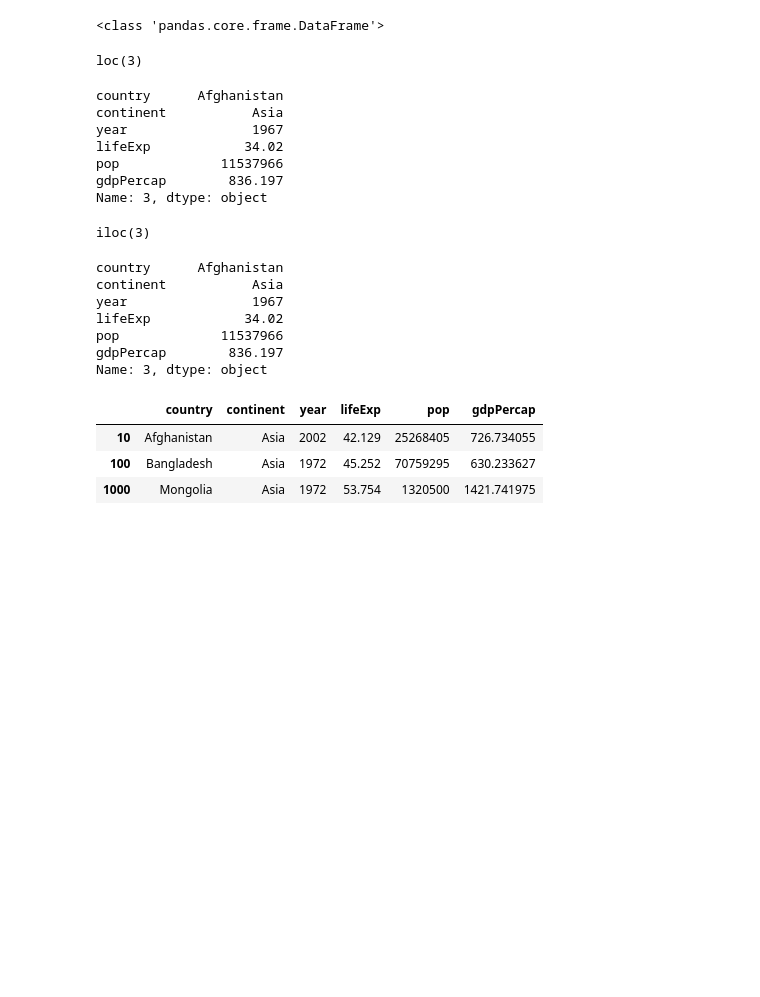
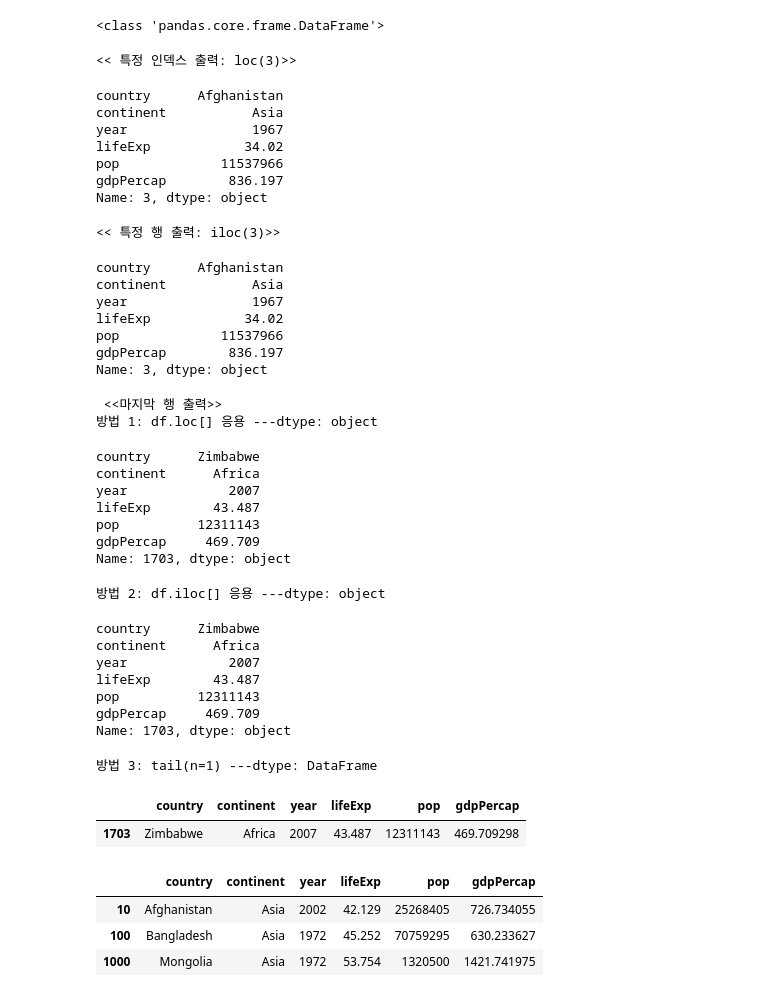
Before and after one commit to BabyUnicorn90/DataScience_with_Python, a Jupyter notebook: 06-EDA with Pandas.ipynb, the cells around one changed output. Saved outputs shown, nothing was run; the diff lists cells and outputs as text; code cells hidden in the pictures; blank space fills up the shorter version.

```diff
--- a/06-EDA with Pandas.ipynb
+++ b/06-EDA with Pandas.ipynb
@@ -135,14 +135,16 @@ print(type(subset))    #타입: DataFrame   ---2차원 데이터(여러 series
 1704 rows × 3 columns
 <class 'pandas.core.frame.DataFrame'>
 # %%
-#특정 관측치 출력하기
-print("loc(3)")      #인덱스. 임의로 변경 可
-display(df.loc[3])
+#[★]특정 관측치 출력하기
+print("<< 특정 인덱스 출력: loc(3)>> ")
+display(df.loc[3])   #인덱스. 임의로 변경 可
 
-print("iloc(3)")     #행 번호. 불변
-display(df.iloc[3])
+print("\n")
+
+print("<< 특정 행 출력: iloc(3)>>")
+display(df.iloc[3])  #행 '번호'(숫자!). 불변
 # %% [output]
-loc(3)
+<< 특정 인덱스 출력: loc(3)>>
 country      Afghanistan
 continent           Asia
 year                1967
@@ -150,7 +152,7 @@ lifeExp            34.02
 pop             11537966
 gdpPercap        836.197
 Name: 3, dtype: object
-iloc(3)
+<< 특정 행 출력: iloc(3)>>
 country      Afghanistan
 continent           Asia
 year                1967
@@ -163,3 +163,43 @@ Name: 3, dtype: object
+# %%
+#마지막 행 출력하기 (pdf p.13)
+print(" <<마지막 행 출력>> ")
+
+print("방법 1: df.loc[] 응용 ---dtype: object")
+#마지막 행이 몇인지 알아보기
+#1. print(df.shape[0])
+# ---df.shape: 데이터셋의 총 행과 총 열을 튜플로 반환,
+#     그 중에 첫번째 요소(행)를 인덱스로 출력하기
+#2. prnt(df.shape[0] - 1)
+# ---컬럼헤드 행 하나 빼주기
+#3. df.loc 적용
+display(df.loc[df.shape[0] - 1])
+
+print("\n방법 2: df.iloc[] 응용 ---dtype: object")
+display(df.iloc[-1]) #iloc는 '숫자' 이므로 역인덱스 可
+
+print("\n방법 3: tail(n=1) ---dtype: DataFrame")
+display(df.tail(n=1))  #tail(): 기본 5개, n = 을 이용하여 특정 갯수 출력 加
+# %% [output]
+ <<마지막 행 출력>>
+방법 1: df.loc[] 응용 ---dtype: object
+country      Zimbabwe
+continent      Africa
+year             2007
+lifeExp        43.487
+pop          12311143
+gdpPercap     469.709
+Name: 1703, dtype: object
+방법 2: df.iloc[] 응용 ---dtype: object
+country      Zimbabwe
+continent      Africa
+year             2007
+lifeExp        43.487
+pop          12311143
+gdpPercap     469.709
+Name: 1703, dtype: object
+방법 3: tail(n=1) ---dtype: DataFrame
+|  | country | continent | year | lifeExp | pop | gdpPercap |
+| 1703 | Zimbabwe | Africa | 2007 | 43.487 | 12311143 | 469.709298 |
 # %%
 #복수 관측치 출력하기
 display(df.loc[[10, 100, 1000]])
```
Also changed, not shown: parts of 5 cells of this notebook, 2 other files.
